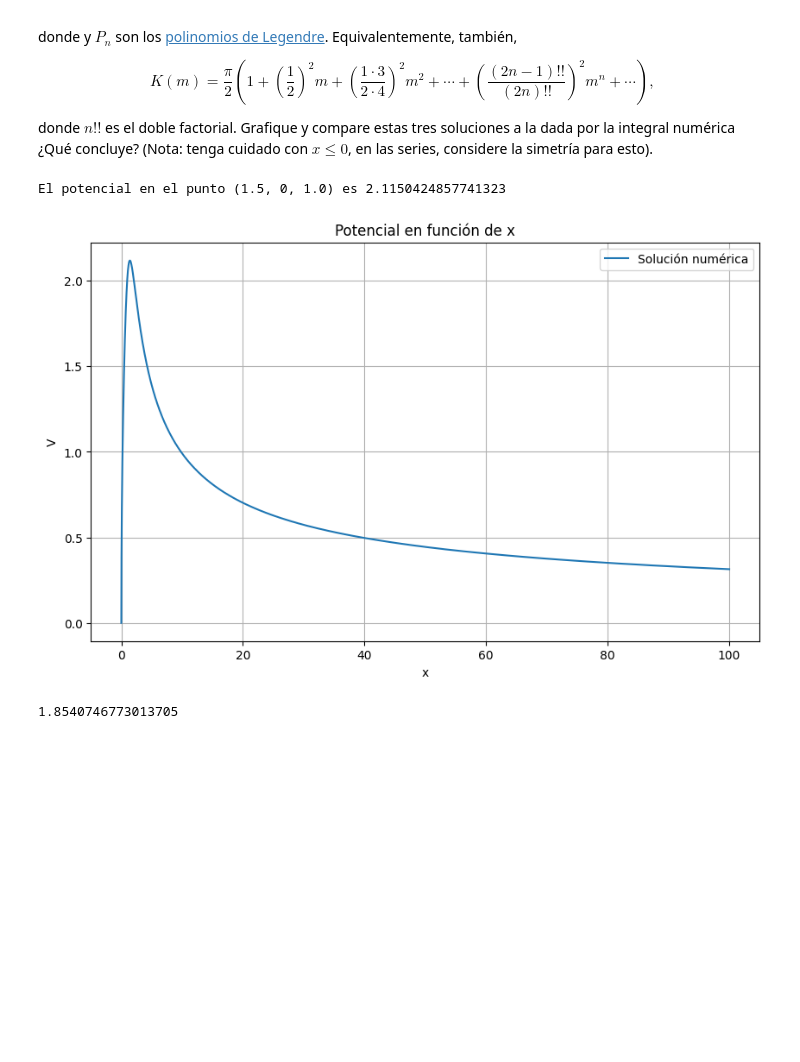
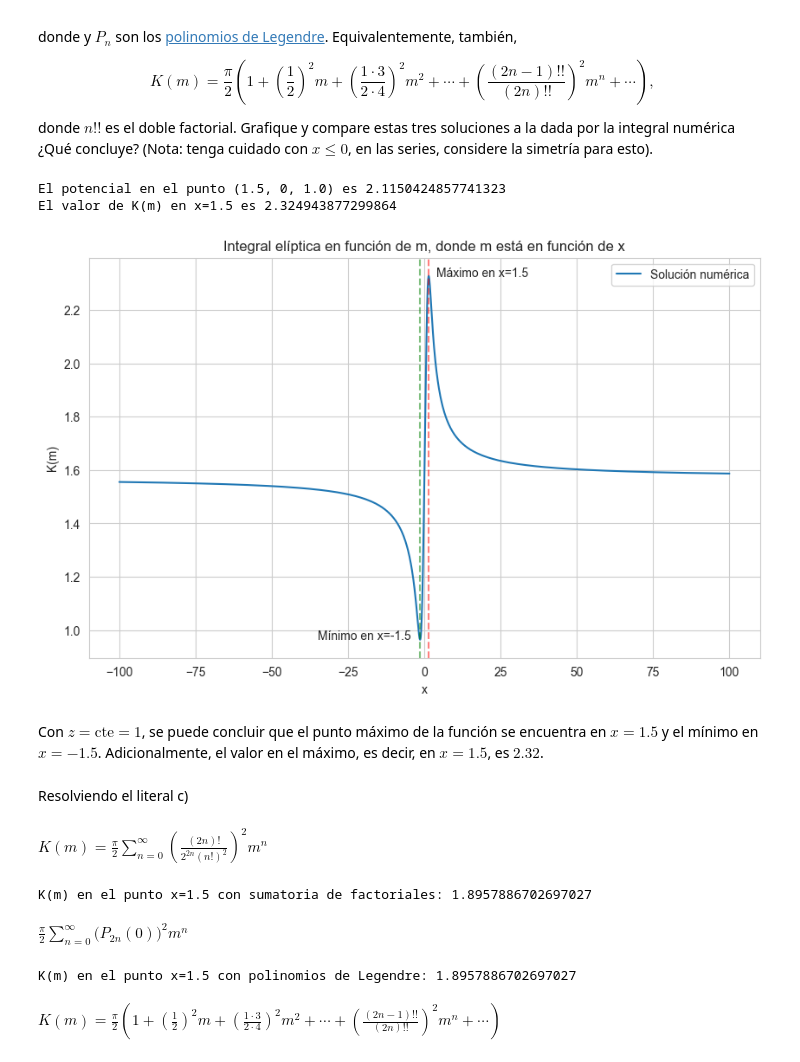
Before and after one commit to estivengrx/computational_methods_physics_astronomy, a Jupyter notebook: Workshops/Taller_05_EstivenCastrillon.ipynb, the cells around one changed output. Cells and saved outputs as stored; diff of their text form; code cells hidden in the pictures; blank space fills up the shorter version.

```diff
--- a/Workshops/Taller_05_EstivenCastrillon.ipynb
+++ b/Workshops/Taller_05_EstivenCastrillon.ipynb
@@ -220,15 +131,0 @@ Límite de C(x) cuando x tiende a infinito: 0.626657068657750
-# %%
-import numpy as np
-from scipy import integrate, special
-
-f = lambda t: np.exp(-t**2) * special.eval_hermite(12, t) * special.eval_hermite(16, t)
-
-abs_ig, abs_err = integrate.quad(lambda t: abs(f(t)), -np.inf, np.inf)
-ig, err = integrate.quad(f, -np.inf, np.inf)
-
-print(ig)
-# -10.203125
-print(abs_ig)
-# 2.22488114805e+15
-print(ig / abs_ig, err / abs_ig)
-# -4.58591912155e-15  1.18053770382e-14
@@ -334,53 +220,81 @@ from scipy.special import legendre
 # Constantes
 a = 1.0
 lambda_2pi_epsilon0 = 1.0
 z = 1.0
 
 # Funciones
 def m(x):
     return 2 / (1 + (z**2 + x**2 + a**2) / (2 * a * x))
 
 def K(m):
     return integrate.quad(lambda phi: 1 / np.sqrt(1 - m * np.sin(phi)**2), 0, np.pi/2)[0]
 
 def V(x):
     return lambda_2pi_epsilon0 * np.sqrt(a * m(x)) * K(m(x))
 
-def K_series(m, n_terms=100):
-    return np.pi/2 * np.sum([(legendre(2*n)[0])**2 * m**n for n in range(n_terms)])
-
 # a) Potencial en el punto (1.5, 0, 1.0), (z=1.0 puesto arriba)
 x_point = 1.5
 V_point = V(x_point)
 print(f'El potencial en el punto (1.5, 0, 1.0) es {V_point}')
 
 # b) Gráfica de la solución para -100 < x < 100
 x_values = np.arange(-100, 100, 0.01)
-V_values = np.array([V(x) for x in x_values])
+Km_values = np.array([K(m(x)) for x in x_values])
+print(f'El valor de K(m) en x=1.5 es {K(m(x_point))}')
 
 plt.figure(figsize=(10, 6))
-plt.plot(x_values, V_values, label='Solución numérica')
-plt.title('Potencial en función de x')
+plt.plot(x_values, Km_values, label='Solución numérica')
+
+# Dibujando líneas verticales en x=1.5 y x=-1.5
+plt.axvline(1.5, color='r', linestyle='--', alpha=0.5)
+plt.axvline(-1.5, color='g', linestyle='--', alpha=0.5)
+plt.annotate('Máximo en x=1.5', xy=(1.5, K(m(1.5))), xytext=(4, K(m(1.5)))) # Anotación máximo
+plt.annotate('Mínimo en x=-1.5', xy=(-1.5, K(m(-1.5))), xytext=(-35, K(m(-1.5)))) # Anotación mínimo
+
+plt.title('Integral elíptica en función de m, donde m está en función de x')
 plt.xlabel('x')
-plt.ylabel('V')
+plt.ylabel('K(m)')
 plt.grid(True)
 plt.legend()
 plt.show()
 # %% [output]
 El potencial en el punto (1.5, 0, 1.0) es 2.1150424857741323
+El valor de K(m) en x=1.5 es 2.324943877299864
-[figure, old version]
+[figure, new version]
+# %% [markdown]
+Con $z = \text{cte} = 1$, se puede concluir que el punto máximo de la función se encuentra en $x = 1.5$ y el mínimo en $x = -1.5$. Adicionalmente, el valor en el máximo, es decir, en $x = 1.5$, es $2.32$.
+# %% [markdown]
+Resolviendo el literal c)
+# %% [markdown]
+$ K(m)={\frac {\pi }{2}}\sum _{n=0}^{\infty }\left({\frac {(2n)!}{2^{2n}(n!)^{2}}}\right)^{2}m^{n}$
+# %%
+# Primer métodos para calcular K(m), sumatoria con factoriales
+def K_sumatoria_factoriales(m, n_terminos=2):
+    suma = 0
+    for n in range(n_terminos):
+        terminos = ((factorial(2*n) / (2**(2*n) * (factorial(n))**2))**2) * (m**n)
+        suma += terminos
+    return np.pi/2 * suma
+
+print('K(m) en el punto x=1.5 con sumatoria de factoriales:', K_sumatoria_factoriales(m(x_point)))
+# %% [output]
+K(m) en el punto x=1.5 con sumatoria de factoriales: 1.8957886702697027
+# %% [markdown]
+${\frac {\pi }{2}}\sum _{n=0}^{\infty }{\bigl (}P_{2n}(0){\bigr )}^{2}m^{n}$
 # %%
-import numpy as np
 from scipy.special import legendre
 
-def K_analytical(m, n_terms=100):
-    sum_terms = 0
-    for n in range(n_terms):
+# Segundo métodos con el Polinomio de Legendre evaluado en 0
+def K_polinomios_legendre(m, n_terminos=2):
+    suma_terminos = 0
+    for n in range(n_terminos):
         Pn = legendre(2*n)
-        sum_terms += (Pn(0)**2) * (m**n)
-    return (np.pi / 2) * sum_terms
+        suma_terminos += (Pn(0)**2) * (m**n)
+    return (np.pi / 2) * suma_terminos
+
+print('K(m) en el punto x=1.5 con polinomios de Legendre:', K_polinomios_legendre(m(x_point)))
+# %% [output]
+K(m) en el punto x=1.5 con polinomios de Legendre: 1.8957886702697027
-# %%
-print(K_analytical(0.5, 100))
-# %% [output]
-1.8540746773013705
+# %% [markdown]
+$K(m)={\frac {\pi }{2}}\left(1+\left({\frac {1}{2}}\right)^{2}m+\left({\frac {1\cdot 3}{2\cdot 4}}\right)^{2}m^{2}+\cdots +\left({\frac {\left(2n-1\right)!!}{\left(2n\right)!!}}\right)^{2}m^{n}+\cdots \right)$
 # %%
```
Also changed, not shown: parts of 15 cells of this notebook.
